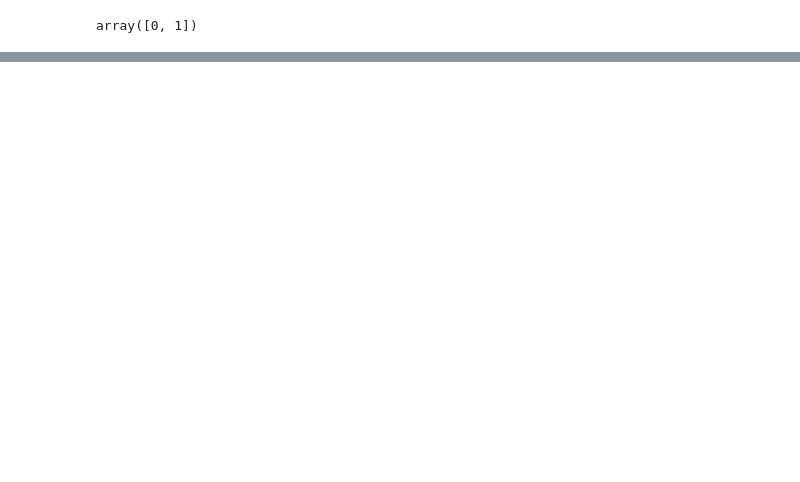
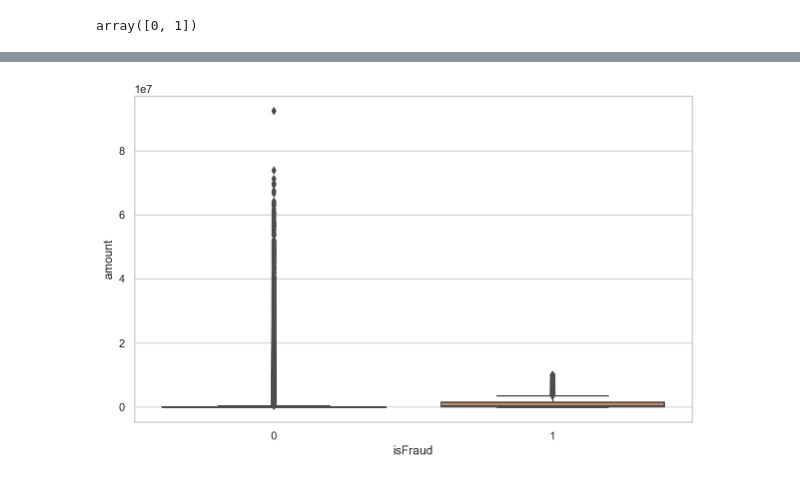
Before and after one commit to gamingflexer/detect-bank-frauds, a Jupyter notebook: basic.ipynb, the cells around one changed output, grey strips where cells are left out. Drawn from its saved outputs; the diff is of its cells as text; code cells hidden in the pictures; blank space fills up the shorter version.

```diff
--- a/basic.ipynb
+++ b/basic.ipynb
@@ -13,0 +155,4 @@ array([0, 1])
+# %%
+boxplot_per_classes(data, 'amount', 'isFraud') #outliners #none outliners
+# %% [output]
+[figure, added]
```
Also changed, not shown: parts of 16 cells of this notebook.
